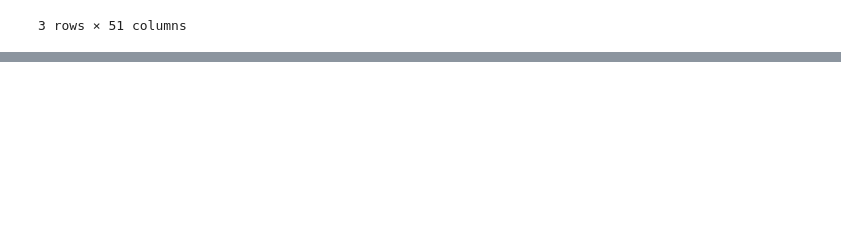
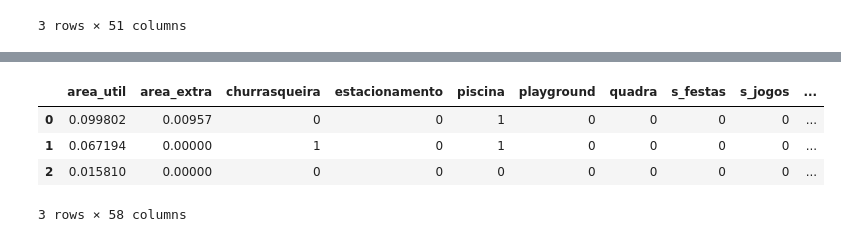
Before and after one commit to lucaslrolim/house_prices_recife, a Jupyter notebook: kernel.ipynb, the cells around one changed output, grey strips where cells are left out. Saved outputs shown, nothing was run; the diff lists cells and outputs as text; code cells hidden in the pictures; blank space fills up the shorter version.

```diff
--- a/kernel.ipynb
+++ b/kernel.ipynb
@@ -97,0 +92,12 @@ df_renda.head(5)
+# %%
+df_normalized = df_renda.copy()
+x = df_normalized.values #returns a numpy array
+min_max_scaler = preprocessing.MinMaxScaler()
+df_normalized.iloc[:,:2] = pd.DataFrame(min_max_scaler.fit_transform(df_normalized.iloc[:,:2]), columns= df_normalized.iloc[:,:2].columns, index= df_normalized.iloc[:,:2].index)
+df.head(3)
+# %% [output]
+|  | area_util | area_extra | churrasqueira | estacionamento | piscina | playground | quadra | s_festas | s_jogos | ... |
+| 0 | 0.099802 | 0.00957 | 0 | 0 | 1 | 0 | 0 | 0 | 0 | ... |
+| 1 | 0.067194 | 0.00000 | 1 | 0 | 1 | 0 | 0 | 0 | 0 | ... |
+| 2 | 0.015810 | 0.00000 | 0 | 0 | 0 | 0 | 0 | 0 | 0 | ... |
+3 rows × 58 columns
```
Also changed, not shown: parts of 7 cells of this notebook, 1 other file.
